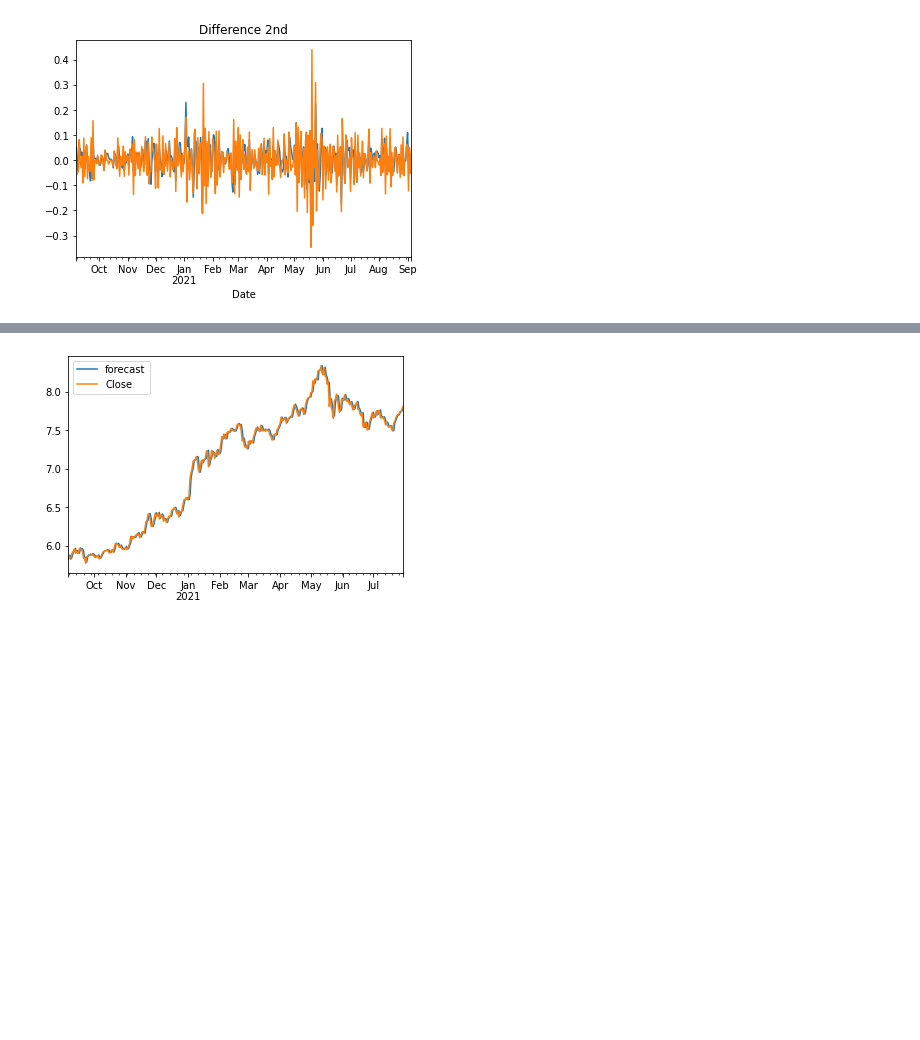
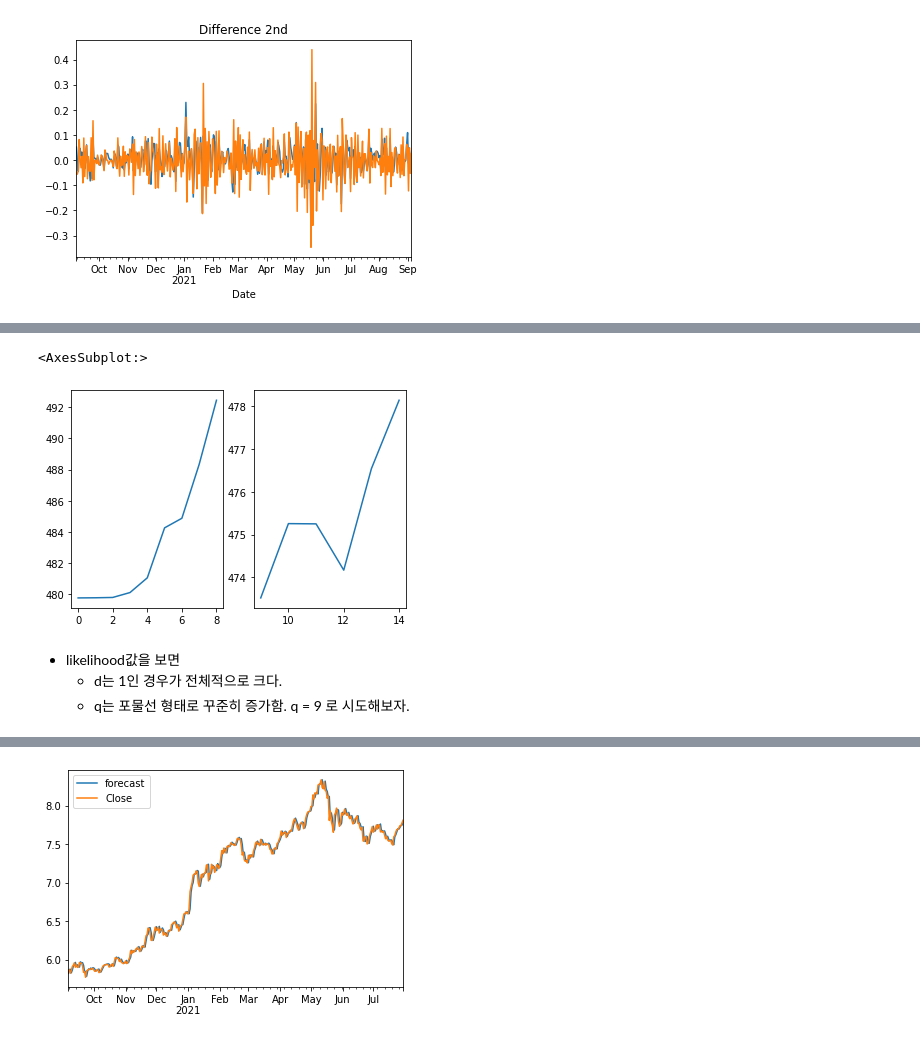
Before and after one commit to thk-lightman/Proj_AIFFEL-LMS, a Jupyter notebook: [E-14] Stock Price.ipynb, the cells around one changed output, grey strips where cells are left out. Drawn from its saved outputs; the diff is of its cells as text; code cells hidden in the pictures; blank space fills up the shorter version.

```diff
--- a/[E-14] Stock Price.ipynb
+++ b/[E-14] Stock Price.ipynb
@@ -534,8 +642,7 @@ dtype: float64
 # %%
-# Build Model
-model = ARIMA(train_data, order=(1, 1, 10))
-fitted_m = model.fit(disp=-1)
-print(fitted_m.summary())
+# ARMA 모델링
+fitted_m = sm.tsa.ARIMA(train_data, (1,1, 9)).fit(disp=-1)
+display(fitted_m.summary())
 # %% [output]
 statsmodels.tsa.arima_model.ARMA and statsmodels.tsa.arima_model.ARIMA have
 been deprecated in favor of statsmodels.tsa.arima.model.ARIMA (note the .
@@ -766,0 +874,18 @@ dtype: float64
+# %%
+# ARIMA(p,d,q) 모델링
+result = []
+for p, d, q in product(range(1,2), range(1,3), range(1,10)):
+    if (p == 0 & q == 0):
+        continue
+    try:
+        model = sm.tsa.ARIMA(train_data, (p, d, q)).fit()
+    except:
+        continue
+    try:
+        result.append({"p": p, "d": d, "q": q, "LLF": model.llf, "AIC": model.aic, "BIC": model.bic})
+    except:
+        pass
+
+#모형 최적모수 선택
+result = pd.DataFrame(result)
+display(result)
@@ -767 +926,13 @@ dtype: float64
+# %%
+plt.subplot(121)
+result['LLF'][result['d'] == 1].plot()
+plt.subplot(122)
+result['LLF'][result['d'] == 2].plot()
+# %% [output]
+<AxesSubplot:>
+[figure, added]
+# %% [markdown]
+- likelihood값을 보면
+  - d는 1인 경우가 전체적으로 크다.
+  - q는 포물선 형태로 꾸준히 증가함. q = 9 로 시도해보자.
 # %%
```
Also changed, not shown: parts of 67 cells of this notebook.
